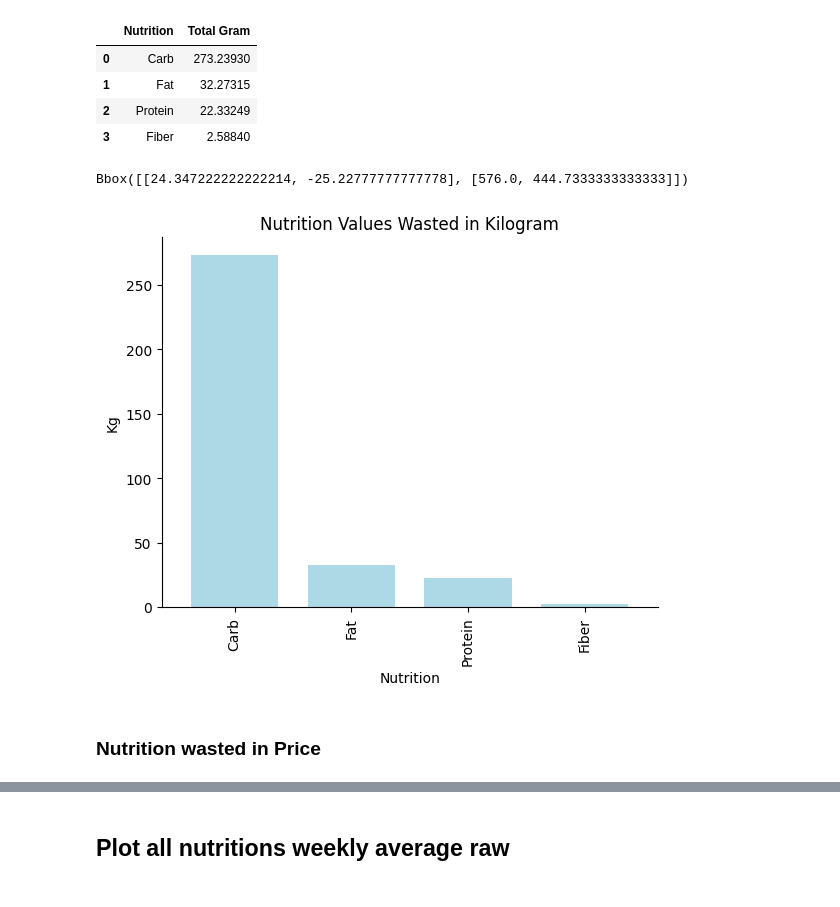
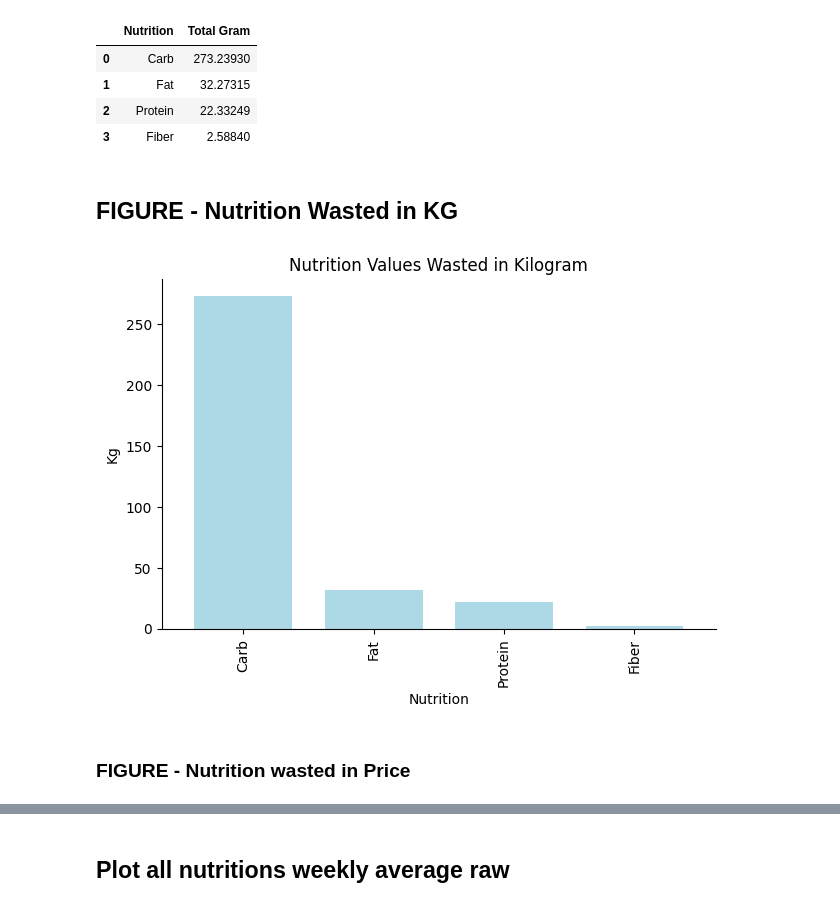
Before and after one commit to avetroque/nutrimatch, a Jupyter notebook: src/EDA.ipynb, the cells around one changed output, grey strips where cells are left out. Drawn from its saved outputs; the diff is of its cells as text; code cells hidden in the pictures.

```diff
--- a/src/EDA.ipynb
+++ b/src/EDA.ipynb
@@ -46,9 +48,12 @@ Name: count, Length: 573, dtype: int64
 # %% [markdown]
 ## Item_FullList
 # %%
-df_full = pd.read_csv('Item_FullList.csv')
+#df_full = pd.read_csv('Item_FullList.csv')
+df_full = pd.read_csv('Item_FullList2.csv')
 
-df2 = pd.read_csv('Item_FullList.csv')
+#df2 = pd.read_csv('Item_FullList.csv')
+df2 = pd.read_csv('Item_FullList2.csv')
+
 df2.sample(5)
 # %% [output]
 |  | Date | Carbohydrates | Fiber | Protein | Fat | Item Description | Item Code | Quantity | Unit Price | ... |
@@ -164,24 +260,30 @@ df_nutrition.head()
 | 1 | Fat | 32.27315 |
 | 2 | Protein | 22.33249 |
 | 3 | Fiber | 2.58840 |
+# %% [markdown]
+## FIGURE - Nutrition Wasted in KG
 # %%
 ax = df_nutrition.plot(kind='bar',color='lightblue', width=0.75, align='center',legend=False)
 ax.set_xticklabels(df_nutrition['Nutrition'])
 ax.spines['top'].set_visible(False)
 ax.spines['right'].set_visible(False)
 
 ax.set_xlabel('Nutrition')
 ax.set_ylabel('Kg')
 ax.set_title('Nutrition Values Wasted in Kilogram')
 yticks = np.linspace(ax.get_ylim()[0], ax.get_ylim()[1], 5)
 yticklabels = yticks
 
 ax.get_tightbbox()
+
+# Adjust layout to prevent clipping of tick-labels
+plt.tight_layout()
+filepath= 'C:\\Users\\shahr\\code\\FYP2023\\nutrimatch\\Figure\\WastedNutritionKG.png'
+plt.savefig(filepath,dpi=300)
 # %% [output]
-Bbox([[24.347222222222214, -25.22777777777778], [576.0, 444.7333333333333]])
-[figure, old version]
+[figure, new version]
 # %% [markdown]
-### Nutrition wasted in Price
+### FIGURE - Nutrition wasted in Price
 # %%
 #df.loc[df['a'] > 10, ['a’, 'c']]
 print(df_full['Total Price'].sum())
```
Also changed, not shown: parts of 22 cells of this notebook, 6 other files.
